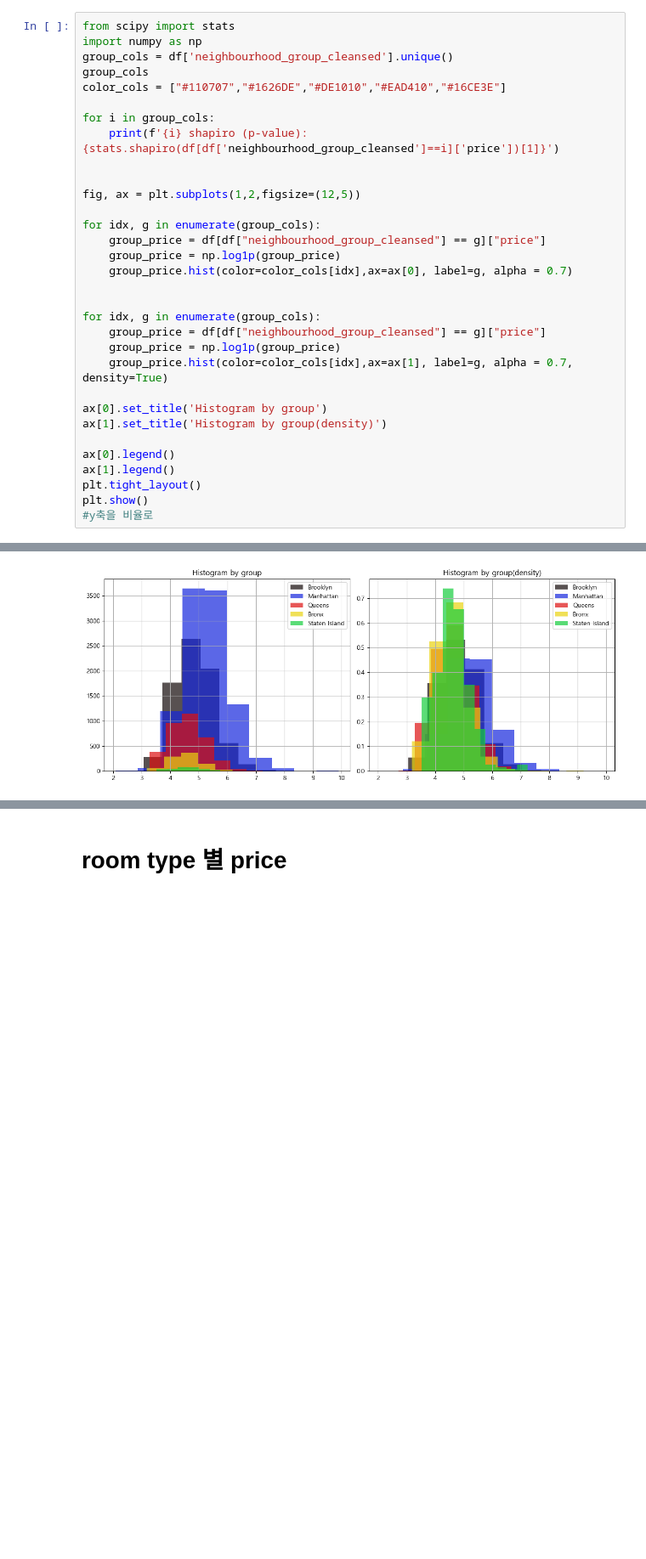
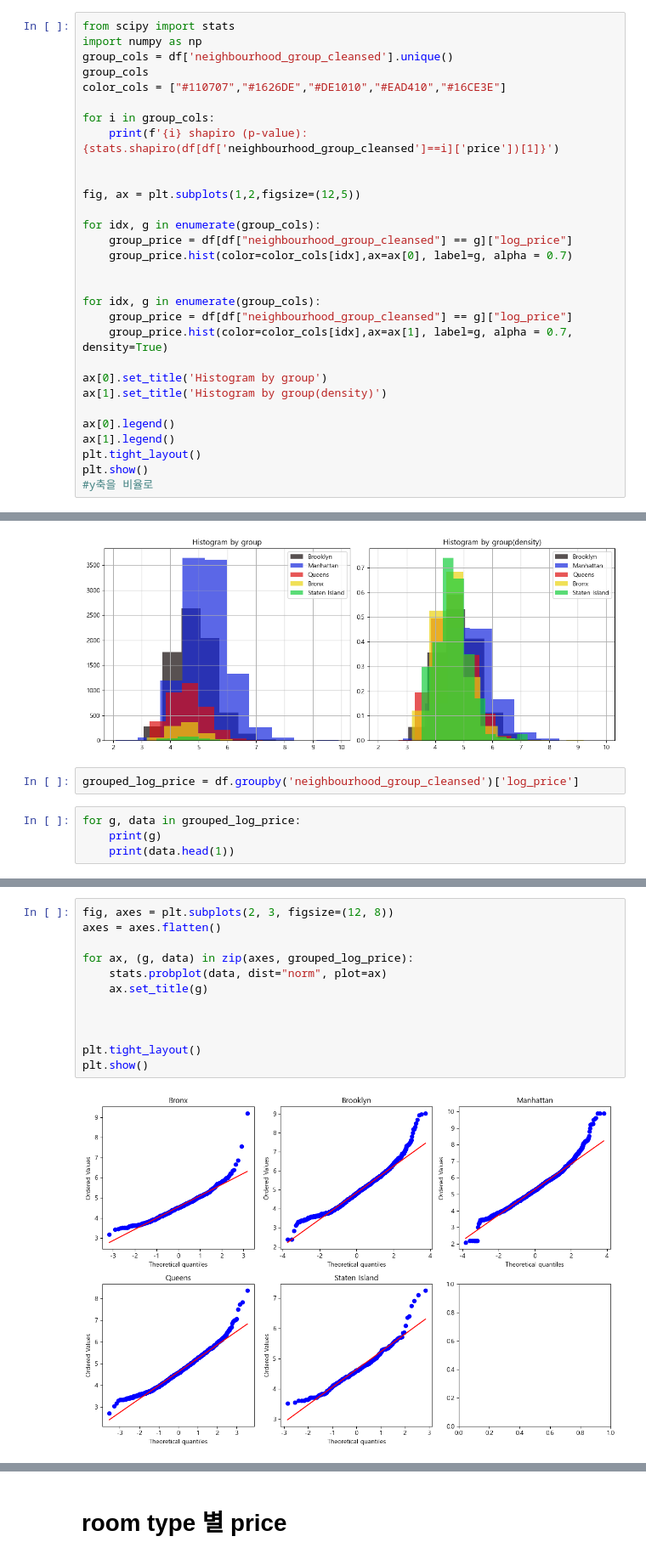
Before and after one commit to sybeom528/airbnb_price_prediction, a Jupyter notebook: notebooks/lch_first_eda.ipynb, the cells around one changed output, grey strips where cells are left out. Shown at 85% size. Cells and saved outputs as stored; diff of their text form; blank space fills up the shorter version.

```diff
--- a/notebooks/lch_first_eda.ipynb
+++ b/notebooks/lch_first_eda.ipynb
@@ -271,14 +276,12 @@ for i in group_cols:
 fig, ax = plt.subplots(1,2,figsize=(12,5))
 
 for idx, g in enumerate(group_cols):
-    group_price = df[df["neighbourhood_group_cleansed"] == g]["price"]
-    group_price = np.log1p(group_price)
+    group_price = df[df["neighbourhood_group_cleansed"] == g]["log_price"]
     group_price.hist(color=color_cols[idx],ax=ax[0], label=g, alpha = 0.7)
 
 
 for idx, g in enumerate(group_cols):
-    group_price = df[df["neighbourhood_group_cleansed"] == g]["price"]
-    group_price = np.log1p(group_price)
+    group_price = df[df["neighbourhood_group_cleansed"] == g]["log_price"]
     group_price.hist(color=color_cols[idx],ax=ax[1], label=g, alpha = 0.7, density=True)
 
 ax[0].set_title('Histogram by group')
@@ -296,3 +299,9 @@ Queens shapiro (p-value): 7.168164116467101e-73
 Bronx shapiro (p-value): 4.3287071407295247e-54
 Staten Island shapiro (p-value): 2.5394791484847276e-29
 [figure]
+# %%
+grouped_log_price = df.groupby('neighbourhood_group_cleansed')['log_price']
+# %%
+for g, data in grouped_log_price:
+    print(g)
+    print(data.head(1))
@@ -298,0 +324,14 @@ Staten Island shapiro (p-value): 2.5394791484847276e-29
+# %%
+fig, axes = plt.subplots(2, 3, figsize=(12, 8))
+axes = axes.flatten()
+
+for ax, (g, data) in zip(axes, grouped_log_price):
+    stats.probplot(data, dist="norm", plot=ax)
+    ax.set_title(g)
+
+
+
+plt.tight_layout()
+plt.show()
+# %% [output]
+[figure, added]
```
Also changed, not shown: parts of 33 cells of this notebook.
